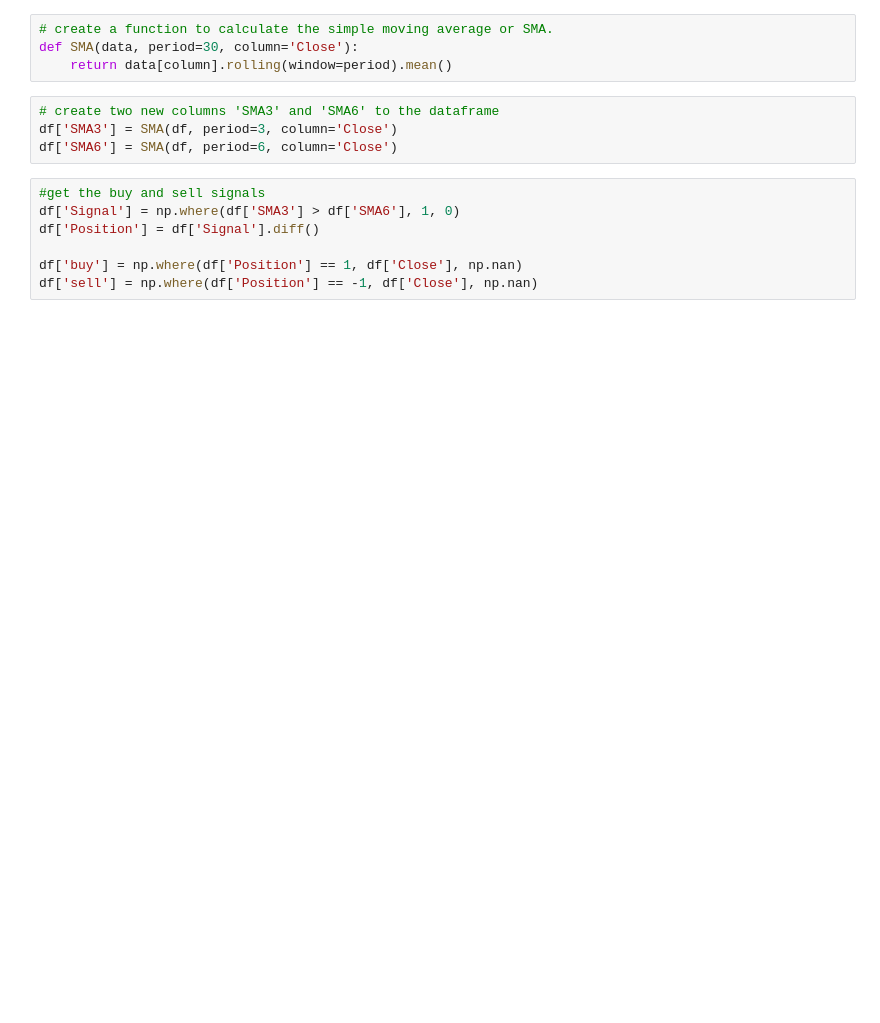
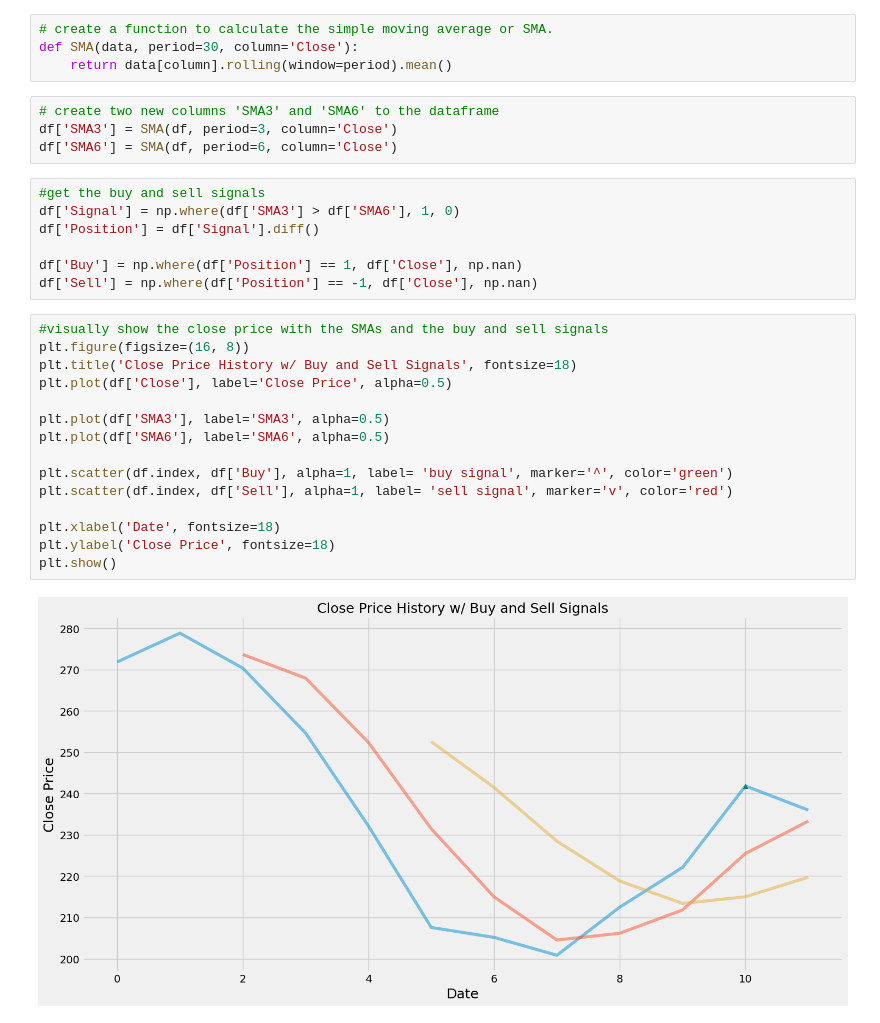
Before and after one commit to jackashleyb/Simple-Moving-Average-SMA-Crossover-Trading-Strategy, a Jupyter notebook: SMA Crossover.ipynb, the cells around one changed output. Saved outputs shown, nothing was run; the diff lists cells and outputs as text; blank space fills up the shorter version.

```diff
--- a/SMA Crossover.ipynb
+++ b/SMA Crossover.ipynb
@@ -43,5 +43,22 @@ df['SMA6'] = SMA(df, period=6, column='Close')
 df['Signal'] = np.where(df['SMA3'] > df['SMA6'], 1, 0)
 df['Position'] = df['Signal'].diff()
 
-df['buy'] = np.where(df['Position'] == 1, df['Close'], np.nan)
-df['sell'] = np.where(df['Position'] == -1, df['Close'], np.nan)
+df['Buy'] = np.where(df['Position'] == 1, df['Close'], np.nan)
+df['Sell'] = np.where(df['Position'] == -1, df['Close'], np.nan)
+# %%
+#visually show the close price with the SMAs and the buy and sell signals
+plt.figure(figsize=(16, 8))
+plt.title('Close Price History w/ Buy and Sell Signals', fontsize=18)
+plt.plot(df['Close'], label='Close Price', alpha=0.5)
+
+plt.plot(df['SMA3'], label='SMA3', alpha=0.5)
+plt.plot(df['SMA6'], label='SMA6', alpha=0.5)
+
+plt.scatter(df.index, df['Buy'], alpha=1, label= 'buy signal', marker='^', color='green')
+plt.scatter(df.index, df['Sell'], alpha=1, label= 'sell signal', marker='v', color='red')
+
+plt.xlabel('Date', fontsize=18)
+plt.ylabel('Close Price', fontsize=18)
+plt.show()
+# %% [output]
+[figure, added]
```
Also changed, not shown: parts of 1 cell of this notebook, 1 other file.
